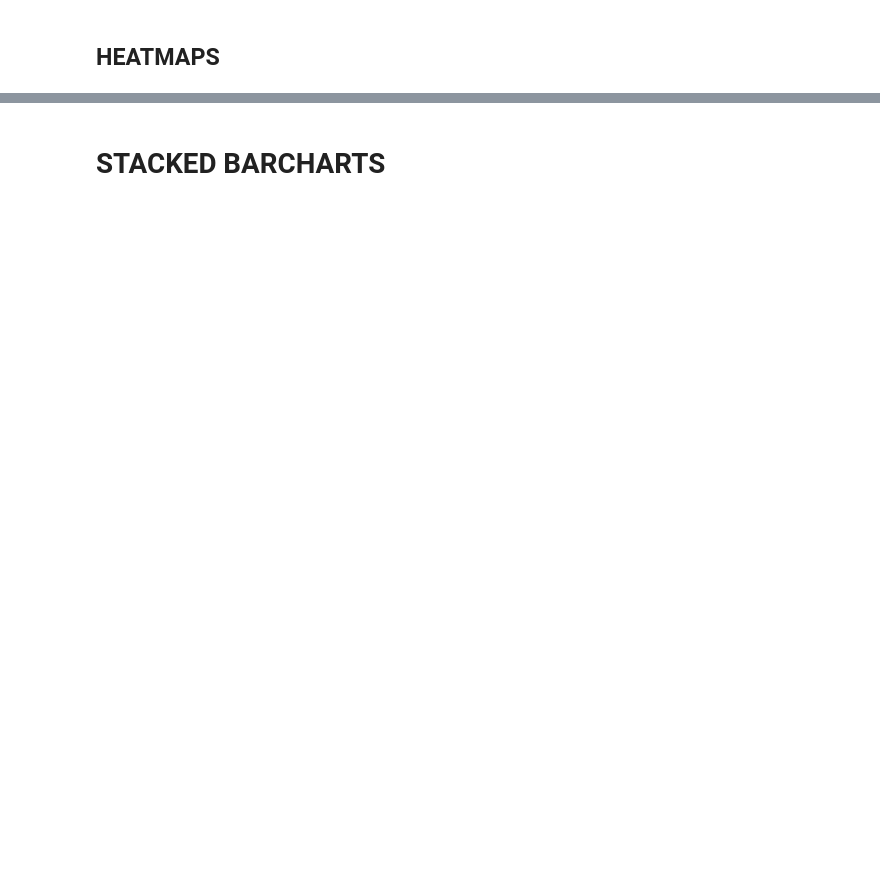
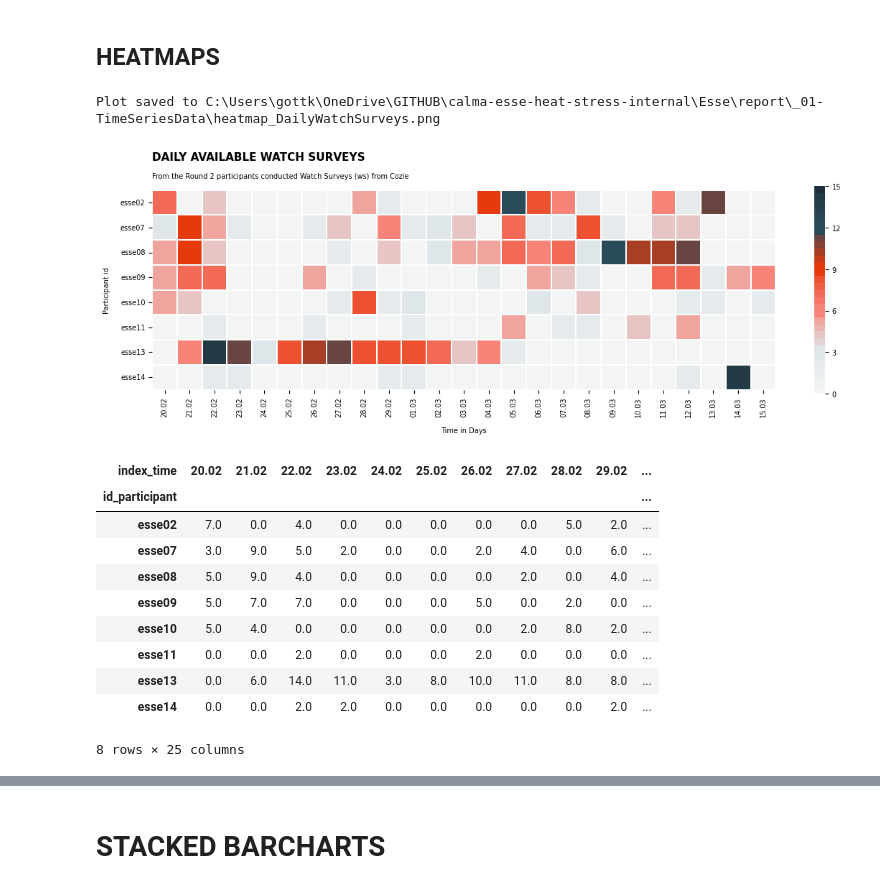
Before and after one commit to buds-lab/calma-esse-heat-stress-public, a Jupyter notebook: Esse/src/_01-TimeSeriesData.ipynb, the cells around one changed output, grey strips where cells are left out. Saved outputs shown, nothing was run; the diff lists cells and outputs as text; code cells hidden in the pictures; blank space fills up the shorter version.

Commit message:
Added WS HeatMap plot

```diff
--- a/Esse/src/_01-TimeSeriesData.ipynb
+++ b/Esse/src/_01-TimeSeriesData.ipynb
@@ -19,6 +19,8 @@ display(participant_data_local_df['index_time'])
 participant_data_local_df = participant_data_local_df[participant_data_local_df['c_total_valid_data']]
 
 #Cull data that is not from a run or from thermal history.
+whitelistParticipants = ['esse00', 'esse01', 'esse03', 'esse04', 'esse05', 'esse06']
 
-whitelistParticipants = ['esse00', 'esse01', 'esse03', 'esse04', 'esse05', 'esse06']
+file_name: str = "_01-TimeSeriesData"
+filepath_dir: str =os.path.join(r"C:\Users\gottk\OneDrive\GITHUB\calma-esse-heat-stress-internal\Esse\report", file_name)
 # %% [output]
@@ -256,24 +208,59 @@ Name: esse02, dtype: int64
 # %% [markdown]
 ## HEATMAPS
 # %%
-heatmap_df = participant_data_local_df[['index_time', 'id_participant', 'c_longitude']].copy()
-exclude_participants = ['esse00', 'esse01', 'esse03', 'esse04', 'esse05', 'esse06']
-heatmap_df = heatmap_df[~heatmap_df['id_participant'].isin(exclude_participants)]
+heatmap_df = participant_data_local_df[['index_time', 'id_participant', 'q_general_location_envi']].copy()
+heatmap_df = heatmap_df[~heatmap_df['id_participant'].isin(whitelistParticipants)]
 
-heatmap_df = heatmap_df.dropna(subset=['c_longitude'])
+heatmap_df = heatmap_df.dropna(subset=['q_general_location_envi'])
 heatmap_df = heatmap_df.set_index('index_time')
 
 grouped_df = heatmap_df.groupby(['id_participant'])
 
-daily_participant_counts = grouped_df['c_longitude'].resample('D').count().unstack(level=1).fillna(0)
+daily_participant_counts = grouped_df['q_general_location_envi'].resample('D').count().unstack(level=1).fillna(0)
 
 start_date = '2024-02-15'
 end_date = '2024-03-15'
 
 start_date = pd.Timestamp(start_date, tz='Asia/Singapore')
 end_date = pd.Timestamp(end_date, tz='Asia/Singapore')
 
 idx = pd.IndexSlice[:, start_date:end_date]
 filtered_daily_participant_counts = daily_participant_counts.loc[idx]
 
 filtered_daily_participant_counts.columns = filtered_daily_participant_counts.columns.strftime('%d.%m')
+
+vmax = 15
+step_size = 3
+cbar_labels = ['0','3', '6', '9', '12', '15']
+title = 'DAILY AVAILABLE WATCH SURVEYS'
+subtitle = ('From the Round 2 participants conducted Watch Surveys (ws) from Cozie')
+xlabel = 'Time in Days'
+ylabel = 'Participant id'
+
+# Call the function with appropriate arguments
+_modules.StandartHeatmap(
+    df=filtered_daily_participant_counts,
+    vmax=vmax,
+    step_size=step_size,
+    cmap=gradient_lightvulcanelderberry,
+    cbar_labels=cbar_labels,
+    title=title,
+    subtitle=subtitle,
+    xlabel=xlabel,
+    ylabel=ylabel,
+    filepath= os.path.join(filepath_dir, "heatmap_DailyWatchSurveys.png", )
+)
+# %% [output]
+Plot saved to C:\Users\gottk\OneDrive\GITHUB\calma-esse-heat-stress-internal\Esse\report\_01-TimeSeriesData\heatmap_DailyWatchSurveys.png
+[figure, added]
+| index_time | 20.02 | 21.02 | 22.02 | 23.02 | 24.02 | 25.02 | 26.02 | 27.02 | 28.02 | 29.02 | ... |
+| id_participant |  |  |  |  |  |  |  |  |  |  | ... |
+| esse02 | 7.0 | 0.0 | 4.0 | 0.0 | 0.0 | 0.0 | 0.0 | 0.0 | 5.0 | 2.0 | ... |
+| esse07 | 3.0 | 9.0 | 5.0 | 2.0 | 0.0 | 0.0 | 2.0 | 4.0 | 0.0 | 6.0 | ... |
+| esse08 | 5.0 | 9.0 | 4.0 | 0.0 | 0.0 | 0.0 | 0.0 | 2.0 | 0.0 | 4.0 | ... |
+| esse09 | 5.0 | 7.0 | 7.0 | 0.0 | 0.0 | 0.0 | 5.0 | 0.0 | 2.0 | 0.0 | ... |
+| esse10 | 5.0 | 4.0 | 0.0 | 0.0 | 0.0 | 0.0 | 0.0 | 2.0 | 8.0 | 2.0 | ... |
+| esse11 | 0.0 | 0.0 | 2.0 | 0.0 | 0.0 | 0.0 | 2.0 | 0.0 | 0.0 | 0.0 | ... |
+| esse13 | 0.0 | 6.0 | 14.0 | 11.0 | 3.0 | 8.0 | 10.0 | 11.0 | 8.0 | 8.0 | ... |
+| esse14 | 0.0 | 0.0 | 2.0 | 2.0 | 0.0 | 0.0 | 0.0 | 0.0 | 0.0 | 2.0 | ... |
+8 rows × 25 columns
```
Also changed, not shown: parts of 7 cells of this notebook, 6 other files.
